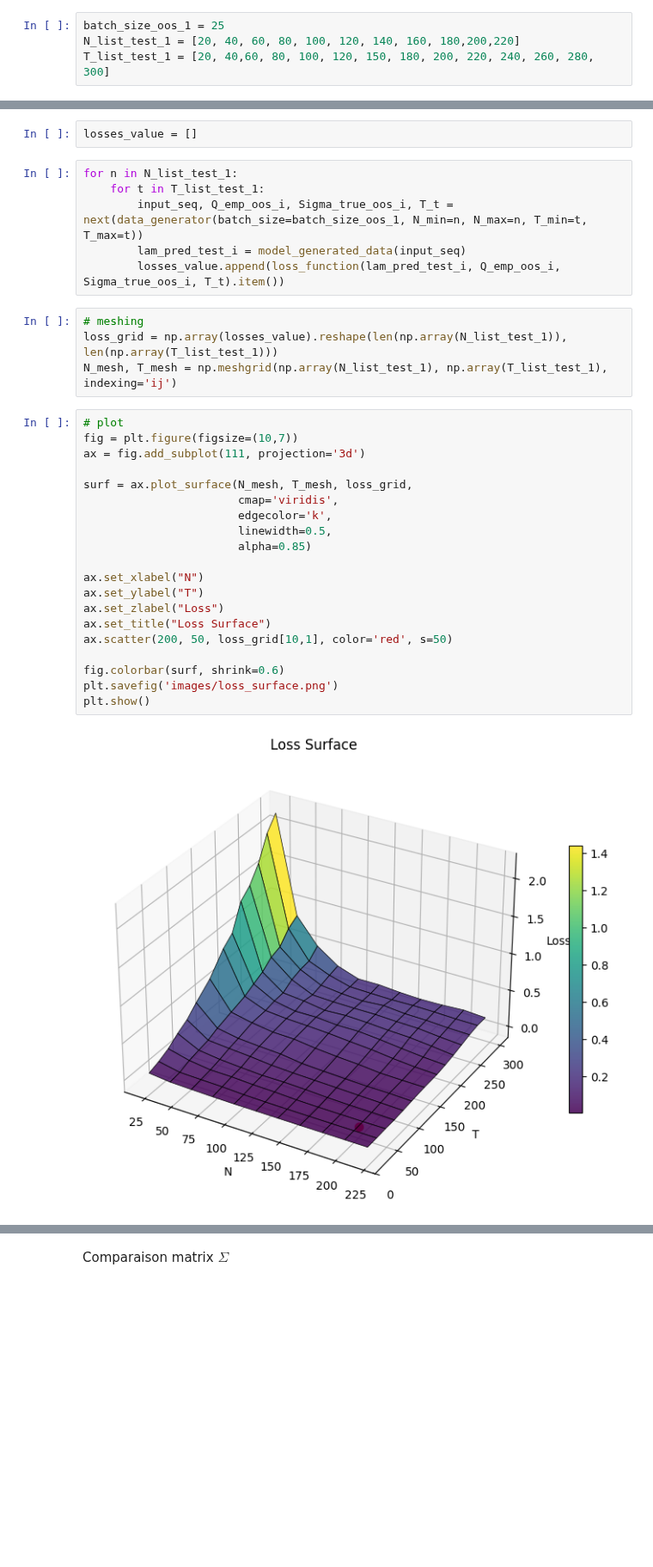
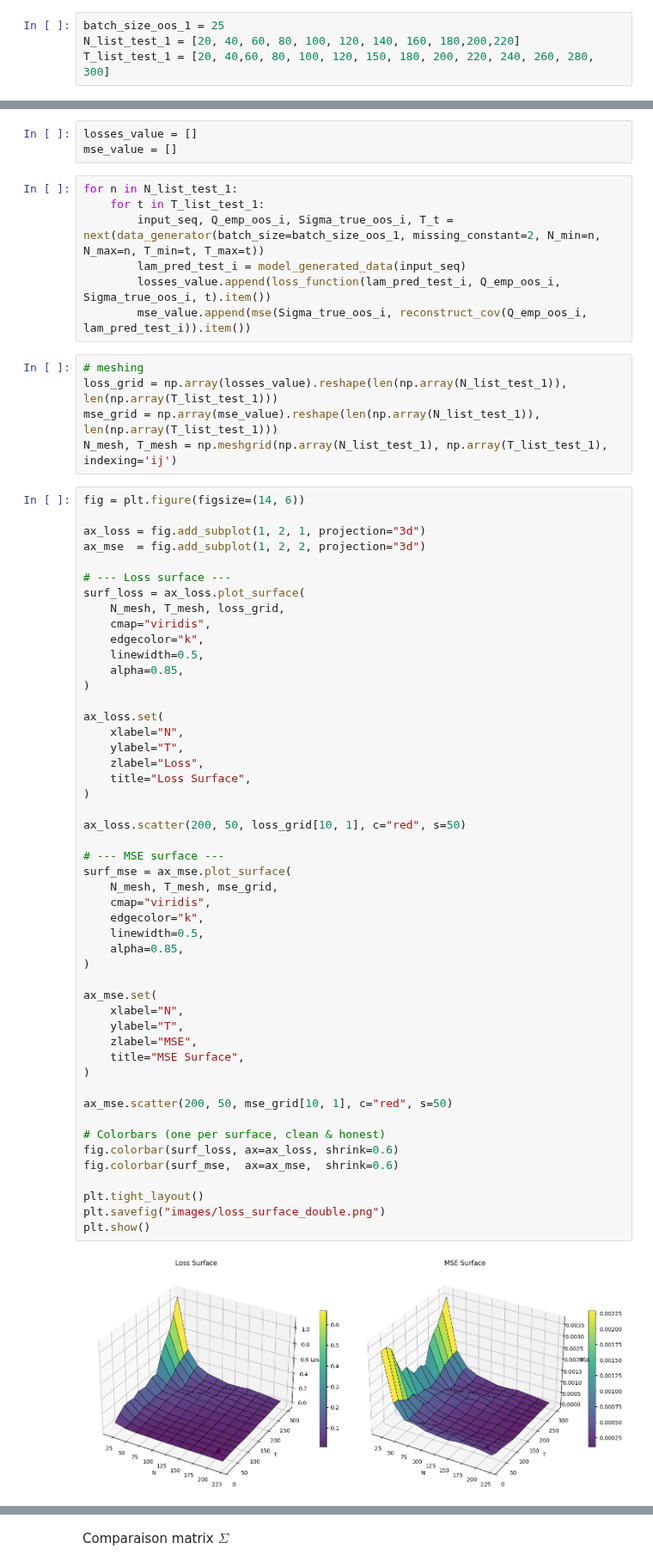
Before and after one commit to Armanddevacc/covariance-cleaning-nn, a Jupyter notebook: NN_generated_data.ipynb, the cells around one changed output, grey strips where cells are left out. Shown at 86% size. Drawn from its saved outputs; the diff is of its cells as text; blank space fills up the shorter version.

Commit message:
editied data generation and encouraging simulation

```diff
--- a/NN_generated_data.ipynb
+++ b/NN_generated_data.ipynb
@@ -73,34 +78,66 @@ T_list_test_1 = [20, 40,60, 80, 100, 120, 150, 180, 200, 220, 240, 260, 280, 300
 # %%
 losses_value = []
+mse_value = []
 # %%
 for n in N_list_test_1:
     for t in T_list_test_1:
-        input_seq, Q_emp_oos_i, Sigma_true_oos_i, T_t = next(data_generator(batch_size=batch_size_oos_1, N_min=n, N_max=n, T_min=t, T_max=t))
+        input_seq, Q_emp_oos_i, Sigma_true_oos_i, T_t = next(data_generator(batch_size=batch_size_oos_1, missing_constant=2, N_min=n, N_max=n, T_min=t, T_max=t))
         lam_pred_test_i = model_generated_data(input_seq)
-        losses_value.append(loss_function(lam_pred_test_i, Q_emp_oos_i, Sigma_true_oos_i, T_t).item())
+        losses_value.append(loss_function(lam_pred_test_i, Q_emp_oos_i, Sigma_true_oos_i, t).item())
+        mse_value.append(mse(Sigma_true_oos_i, reconstruct_cov(Q_emp_oos_i, lam_pred_test_i)).item())
 # %%
 # meshing
 loss_grid = np.array(losses_value).reshape(len(np.array(N_list_test_1)), len(np.array(T_list_test_1)))
+mse_grid = np.array(mse_value).reshape(len(np.array(N_list_test_1)), len(np.array(T_list_test_1)))
 N_mesh, T_mesh = np.meshgrid(np.array(N_list_test_1), np.array(T_list_test_1), indexing='ij')
 # %%
-# plot
-fig = plt.figure(figsize=(10,7))
-ax = fig.add_subplot(111, projection='3d')
+fig = plt.figure(figsize=(14, 6))
 
-surf = ax.plot_surface(N_mesh, T_mesh, loss_grid,
-                       cmap='viridis',
-                       edgecolor='k',
-                       linewidth=0.5,
-                       alpha=0.85)
+ax_loss = fig.add_subplot(1, 2, 1, projection="3d")
+ax_mse  = fig.add_subplot(1, 2, 2, projection="3d")
 
-ax.set_xlabel("N")
-ax.set_ylabel("T")
-ax.set_zlabel("Loss")
-ax.set_title("Loss Surface")
-ax.scatter(200, 50, loss_grid[10,1], color='red', s=50)
+# --- Loss surface ---
+surf_loss = ax_loss.plot_surface(
+    N_mesh, T_mesh, loss_grid,
+    cmap="viridis",
+    edgecolor="k",
+    linewidth=0.5,
+    alpha=0.85,
+)
 
-fig.colorbar(surf, shrink=0.6)
-plt.savefig('images/loss_surface.png')
+ax_loss.set(
+    xlabel="N",
+    ylabel="T",
+    zlabel="Loss",
+    title="Loss Surface",
+)
+
+ax_loss.scatter(200, 50, loss_grid[10, 1], c="red", s=50)
+
+# --- MSE surface ---
+surf_mse = ax_mse.plot_surface(
+    N_mesh, T_mesh, mse_grid,
+    cmap="viridis",
+    edgecolor="k",
+    linewidth=0.5,
+    alpha=0.85,
+)
+
+ax_mse.set(
+    xlabel="N",
+    ylabel="T",
+    zlabel="MSE",
+    title="MSE Surface",
+)
+
+ax_mse.scatter(200, 50, mse_grid[10, 1], c="red", s=50)
+
+# Colorbars (one per surface, clean & honest)
+fig.colorbar(surf_loss, ax=ax_loss, shrink=0.6)
+fig.colorbar(surf_mse,  ax=ax_mse,  shrink=0.6)
+
+plt.tight_layout()
+plt.savefig("images/loss_surface_double.png")
 plt.show()
 # %% [output]
-[figure, old version]
+[figure, new version]
```
Also changed, not shown: parts of 42 cells of this notebook, 8 other files.
